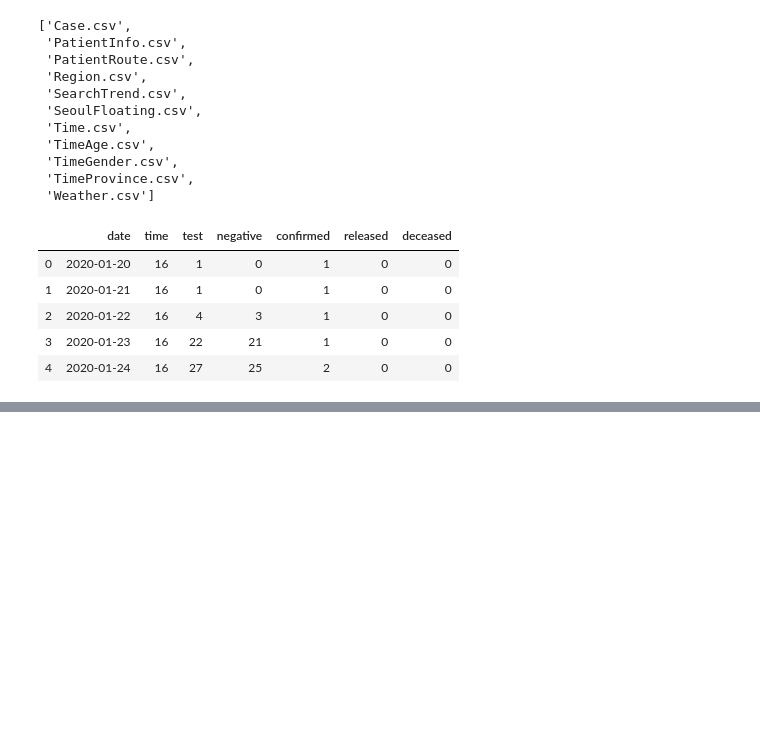
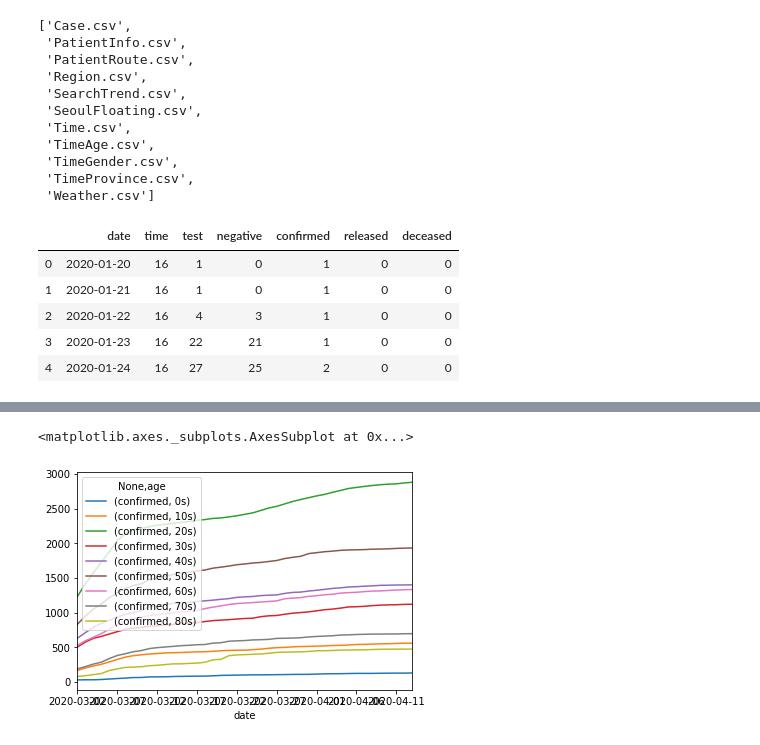
Before and after one commit to chan157/DACON_COVID, a Jupyter notebook: Basic_Visualization.ipynb, the cells around one changed output, grey strips where cells are left out. Drawn from its saved outputs; the diff is of its cells as text; code cells hidden in the pictures; blank space fills up the shorter version.

```diff
--- a/Basic_Visualization.ipynb
+++ b/Basic_Visualization.ipynb
@@ -39,0 +215,3 @@ df.head()
+# %%
+timeAge = pd.read_csv('timeAge.csv')
+timeAge
@@ -39,0 +232,8 @@ df.head()
+# %%
+timeAge.pivot_table(index = ['date'],columns=['age'], aggfunc=sum).head()
+
+table = timeAge.pivot_table(index = ['date'],columns=['age'], aggfunc=sum)
+table[['confirmed']].plot()
+# %% [output]
+<matplotlib.axes._subplots.AxesSubplot at 0x...>
+[figure, added]
```
Also changed, not shown: parts of 22 cells of this notebook, 1 other file.
